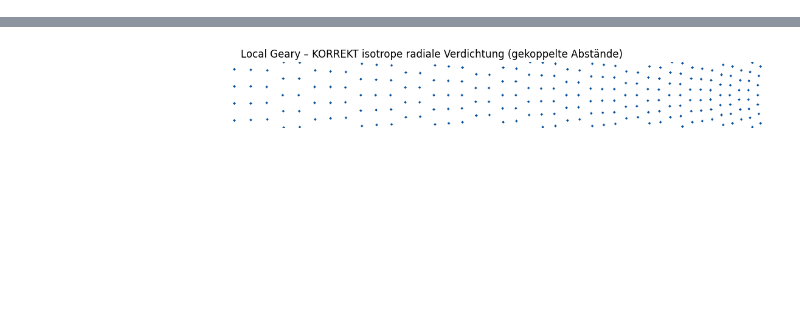
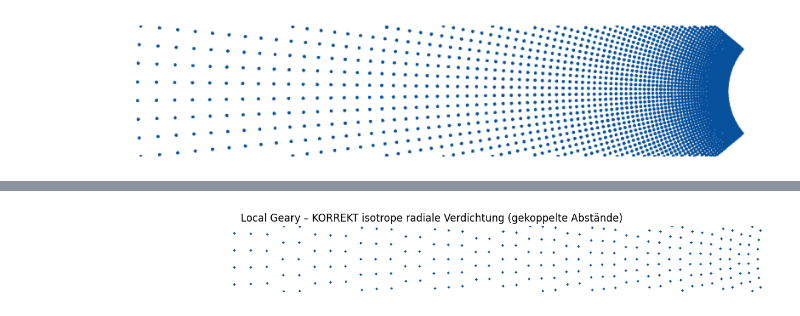
Before and after one commit to Jkoeppens/pilz-suitability-story, a Jupyter notebook: Testfield.ipynb, the cells around one changed output, grey strips where cells are left out. Cells and saved outputs as stored; diff of their text form; code cells hidden in the pictures; blank space fills up the shorter version.

```diff
--- a/Testfield.ipynb
+++ b/Testfield.ipynb
@@ -84,3 +52,57 @@ show(geary_img, "Local Geary – deterministisch zunehmende Punktzahl")
+# %%
+import numpy as np
+import matplotlib.pyplot as plt
+import matplotlib.colors as mcolors
+
+COLOR = np.array(mcolors.to_rgb("#08519c"))
+
+def geary_radial_stable(
+    width=1200,
+    height=240,
+    n_rays=50,        # <<< deutlich mehr
+    n_points=80,      # <<< deutlich mehr
+    point_radius=3   # <<< leicht kleiner
+):
+    img = np.ones((height, width, 3))
+    yy, xx = np.ogrid[:height, :width]
+
+    cx = width * 1.05
+    cy = height / 2
+
+    angle_span = np.deg2rad(80)
+    angles = np.linspace(-angle_span/2, angle_span/2, n_rays)
+
+    r_max = width * 1.0
+    r_min = width * 0.1
+    radii = np.geomspace(r_max, r_min, n_points)
+
+    for theta in angles:
+        cos_t = np.cos(theta)
+        sin_t = np.sin(theta)
+
+        for r in radii:
+            # KEIN int() !!!
+            x = cx - r * cos_t
+            y = cy - r * sin_t
+
+            if 0 <= x < width and 0 <= y < height:
+                mask = (xx - x)**2 + (yy - y)**2 <= point_radius**2
+                img[mask] = COLOR
+
+    return img
+
+
+def show(img):
+    plt.figure(figsize=(14, 2))
+    plt.imshow(img)
+    plt.axis("off")
+    plt.show()
+
+
+img = geary_radial_stable()
+show(img)
+# %% [output]
+[figure, added]
 # %%
 import numpy as np
 import matplotlib.pyplot as plt
```
Also changed, not shown: parts of 4 cells of this notebook, 34 other files.
